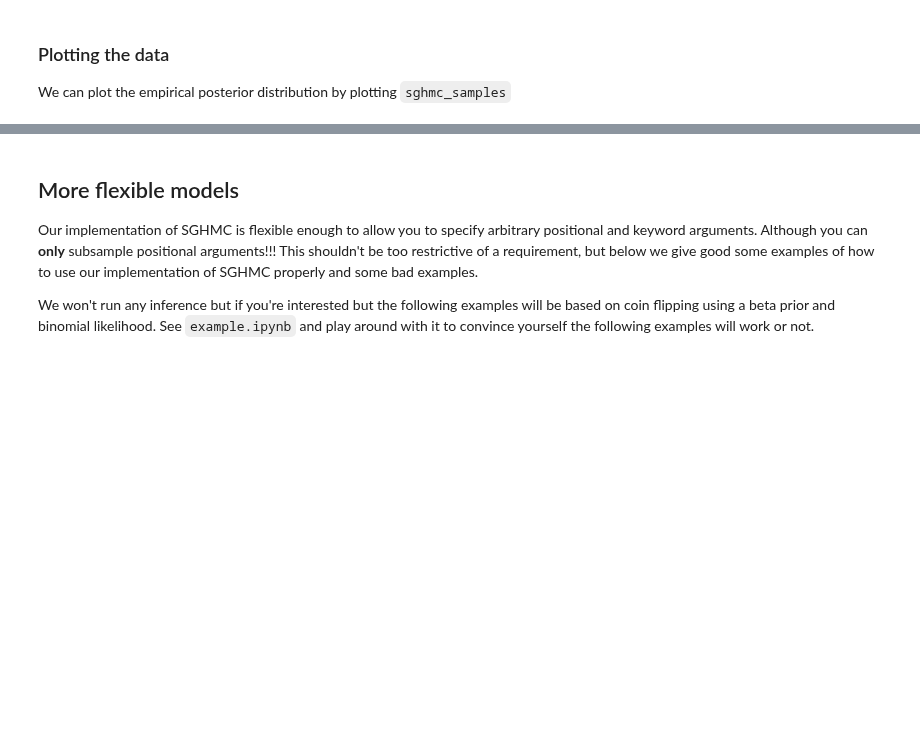
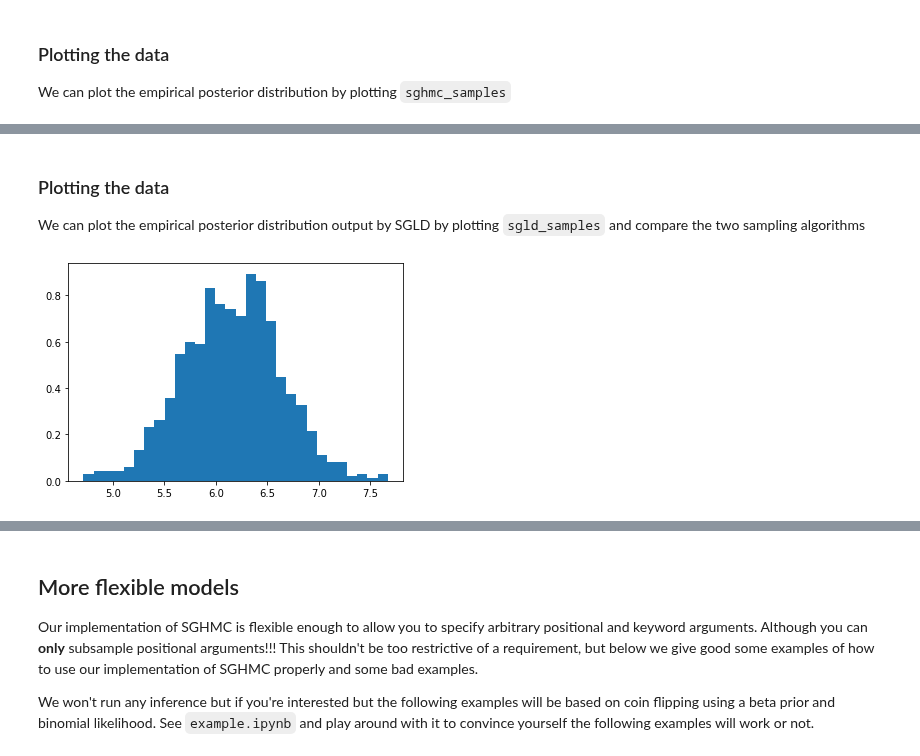
Before and after one commit to sacktock/SGHMC, a Jupyter notebook: demo.ipynb, the cells around one changed output, grey strips where cells are left out. Saved outputs shown, nothing was run; the diff lists cells and outputs as text; code cells hidden in the pictures; blank space fills up the shorter version.

Commit message:
added SGLD and SGD which subclass SGHMC and MCMCKernel resp. + added small example

```diff
--- a/demo.ipynb
+++ b/demo.ipynb
@@ -127,0 +170,25 @@ plt.show()
+# %%
+from sgld import SGLD
+
+sgld_kernel = SGLD(model,
+                   subsample_positions=[0],
+                   batch_size=5,
+                   step_size=0.1,
+                   num_steps=5,
+                   obs_info_noise=True,
+                   compute_obs_info='every_sample')
+
+sgld_mcmc = MCMC(sgld_kernel, num_samples=1000)
+sgld_mcmc.run(data)
+sgld_samples = sgld_mcmc.get_samples()
+# %% [markdown]
+### Plotting the data
+We can plot the empirical posterior distribution output by SGLD by plotting `sgld_samples` and compare the two sampling algorithms
+# %%
+import numpy as np
+samples = sgld_samples['weight'].numpy()
+
+plt.hist(samples, density=True, bins=30)  # density=False would make counts
+plt.show()
+# %% [output]
+[figure, added]
```
Also changed, not shown: parts of 8 cells of this notebook, 5 other files.
